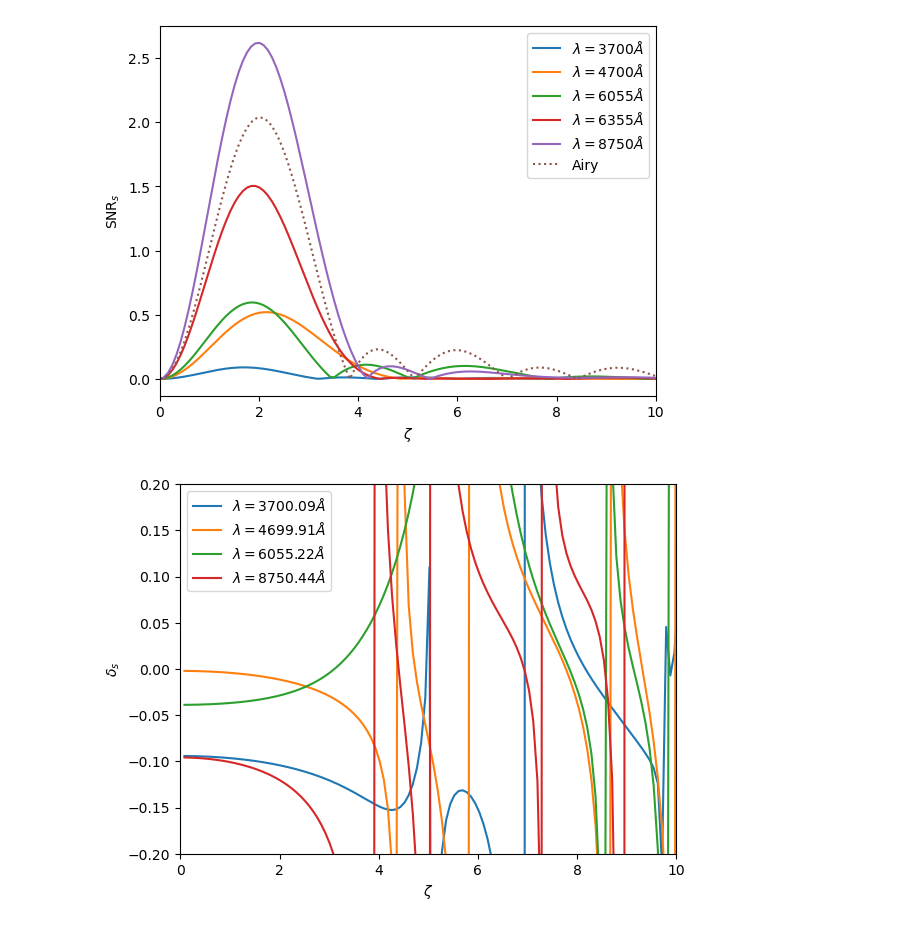
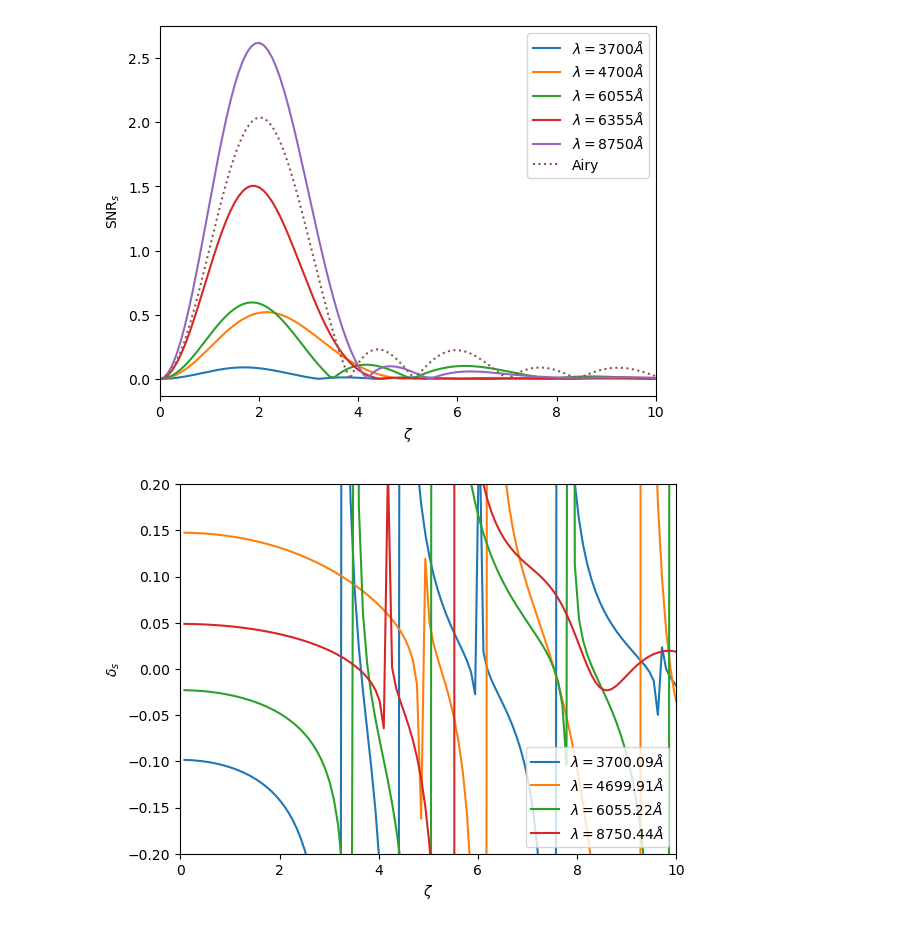
Before and after one commit to AlexGKim/II, a Jupyter notebook: II.ipynb, the cells around one changed output. Cells and saved outputs as stored; diff of their text form; code cells hidden in the pictures.

Commit message:
getting plots better

```diff
--- a/II.ipynb
+++ b/II.ipynb
@@ -17,7 +18,8 @@ p_rays = intensity.columns.values
 # flip the order of wavelengths
 lambdas = numpy.flip(lambdas)
 I_nu_p = numpy.flip(I_nu_p,axis=0)
-flux_int = numpy.trapz(I_nu_p*p_rays, x=p_rays, axis=1)
+I_lam_p = I_nu_p/lambdas[:,None]/lambdas[:,None]
+flux_int = numpy.trapz(I_lam_p*p_rays, x=p_rays, axis=1)
 # %%
 # fn = "SN2011fe_MLE_intensity.hdf"
 
@@ -67,0 +82,4 @@ plt.plot(lambdas, flux_int*lambdas)
+# %%
+wavegrid_S = numpy.load("WaveGrid.npy")
+flux_S = numpy.load("Phase0Flux.npy")
+flux_S=flux_S/1e39
@@ -236,8 +266,8 @@ gamma2snr()
 [figure]
 # %%
 def bias():
-    nd = axis0[:].shape[0]
-    delta = axis0[1]-axis0[0]
+    nd = p_rays.shape[0]
+    delta = p_rays[1]-p_rays[0]
     drad = 0.475e15
     drad = 0.875e15
 
@@ -250,38 +280,38 @@ def bias():
     fig, ax = plt.subplots()
     index = idx6355 #idx6100 #maxorder[0]
     flux[:]=0
-    flux[:nd] = block0_values[index,:]
+    flux[:nd] = I_lam_p[index,:]
     gamma = dft_polar(flux,norder=norder)
     gamma0 = gamma[0]
     gamma = gamma/gamma0
     gamma2fid = gamma*gamma
 
     # for index in [maxorder[0],idx3700,maxorder[-1],idx6355,idx8750]:
     # for index in [maxorder[0],idx3700,maxorder[-1],idx8750]:
     # idxs = [idx3700, idx4700, idx6149, idx6355,idx8750
     idxs = [idx3700, idx4700, idx6055, idx8750]
 
     for index in idxs:
         flux[:]=0
-        flux[:nd] = block0_values[index,:]
+        flux[:nd] = I_lam_p[index,:]
         gamma = dft_polar(flux,norder=norder)
         gamma0 = gamma[0]
         gamma = gamma/gamma0
         gamma2 = gamma * gamma
         _ = dgamma2ds(flux, norder=norder)/gamma0**2
         D = gamma2-gamma2fid
         ax.plot(numpy.arange(_.shape[0])*2*numpy.pi/(nd*factor/ndisk),D/_,label=r"$\lambda={:.2f}\AA$".format(lambdas[index]))
 
     ax.set_ylabel(r"$\delta_s$")
     ax.set_xlabel(r"$\zeta$")
     ax.set_xlim((0,10))
     ax.set_ylim((-0.2,0.2))
     ax.legend()
     fig.savefig('bias.pdf')
 
 bias()
 # %% [output]
-[figure, old version]
+[figure, new version]
 # %%
 def gamma2snr2():
     nd = axis0[:].shape[0]
```
Also changed, not shown: parts of 8 cells of this notebook, 1 other file.
